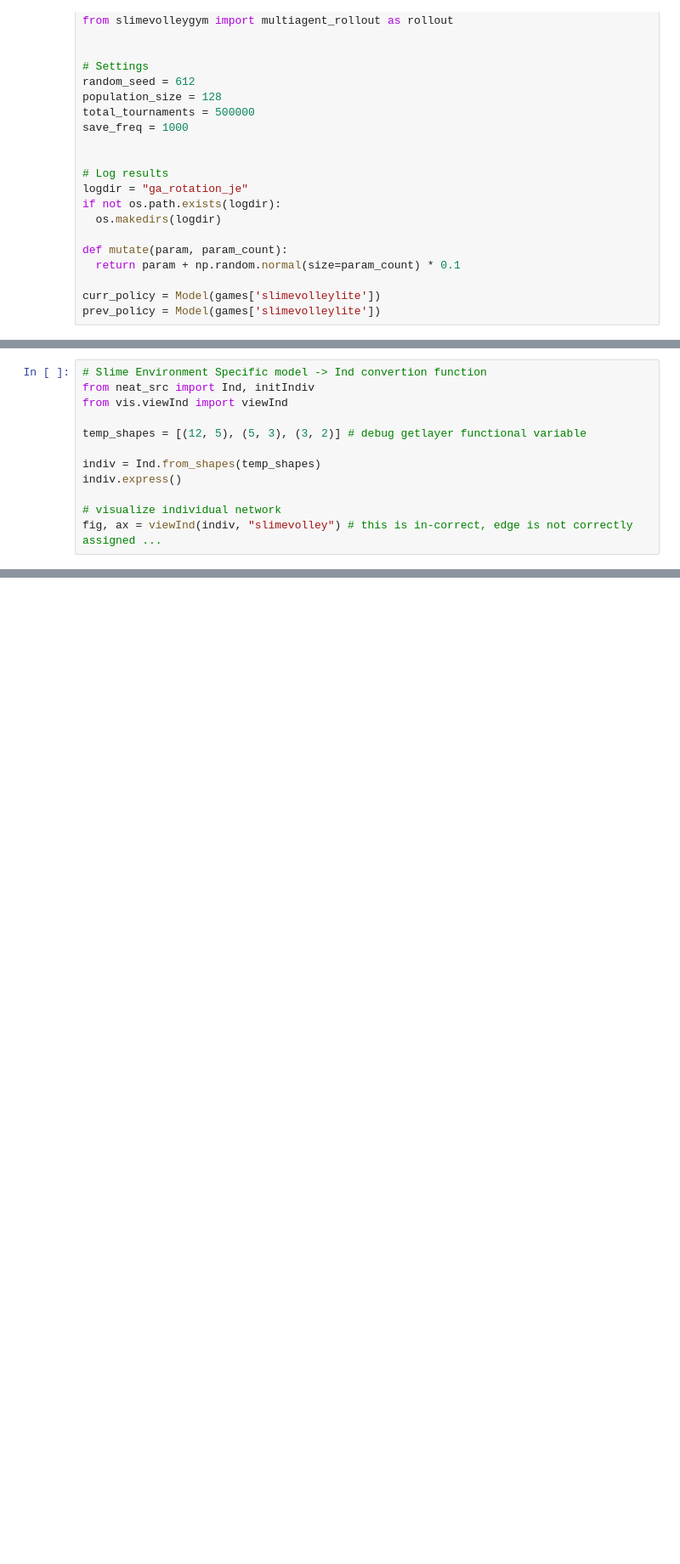
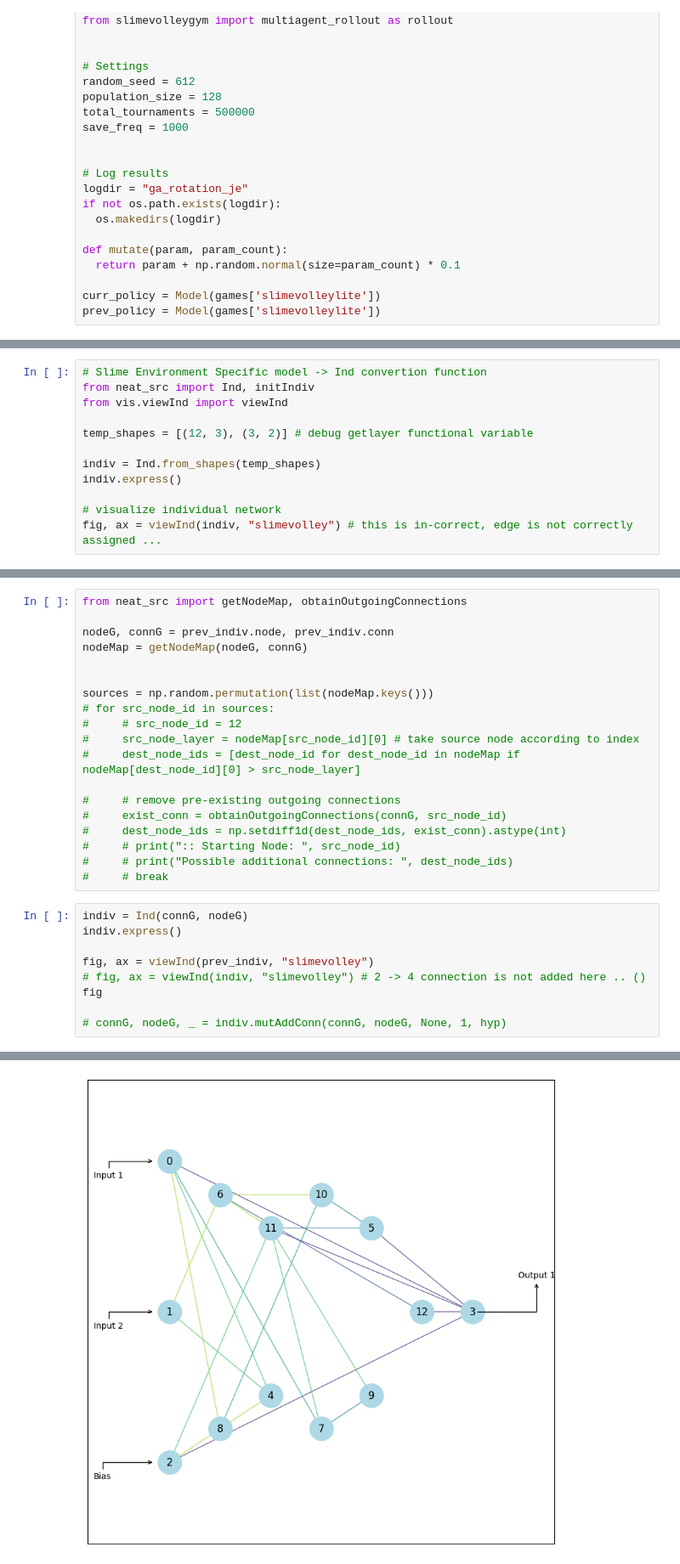
Before and after one commit to fangyuan-ksgk/SlimeBall, a Jupyter notebook: fineNeat/test.ipynb, the cells around one changed output, grey strips where cells are left out. Shown at 85% size. Cells and saved outputs as stored; diff of their text form; blank space fills up the shorter version.

Commit message:
efficient implementation of getLayer

```diff
--- a/fineNeat/test.ipynb
+++ b/fineNeat/test.ipynb
@@ -63,7 +63,7 @@ Initialize Indiv object & Visualize it
 from neat_src import Ind, initIndiv
 from vis.viewInd import viewInd
 
-temp_shapes = [(12, 5), (5, 3), (3, 2)] # debug getlayer functional variable
+temp_shapes = [(12, 3), (3, 2)] # debug getlayer functional variable
 
 indiv = Ind.from_shapes(temp_shapes)
 indiv.express()
@@ -77,0 +142,29 @@ fig, ax = viewInd(indiv, "slimevolley") # this is in-correct, edge is not correc
+# %%
+from neat_src import getNodeMap, obtainOutgoingConnections
+
+nodeG, connG = prev_indiv.node, prev_indiv.conn
+nodeMap = getNodeMap(nodeG, connG)
+
+
+sources = np.random.permutation(list(nodeMap.keys()))
+# for src_node_id in sources:
+#     # src_node_id = 12
+#     src_node_layer = nodeMap[src_node_id][0] # take source node according to index
+#     dest_node_ids = [dest_node_id for dest_node_id in nodeMap if nodeMap[dest_node_id][0] > src_node_layer]
+
+#     # remove pre-existing outgoing connections
+#     exist_conn = obtainOutgoingConnections(connG, src_node_id)
+#     dest_node_ids = np.setdiff1d(dest_node_ids, exist_conn).astype(int)
+#     # print(":: Starting Node: ", src_node_id)
+#     # print("Possible additional connections: ", dest_node_ids)
+#     # break
+# %%
+indiv = Ind(connG, nodeG)
+indiv.express()
+
+fig, ax = viewInd(prev_indiv, "slimevolley")
+# fig, ax = viewInd(indiv, "slimevolley") # 2 -> 4 connection is not added here .. ()
+fig
+
+# connG, nodeG, _ = indiv.mutAddConn(connG, nodeG, None, 1, hyp)
+# %% [output]
@@ -77,0 +172 @@ fig, ax = viewInd(indiv, "slimevolley") # this is in-correct, edge is not correc
+[figure, added]
```
Also changed, not shown: parts of 19 cells of this notebook, 7 other files.
